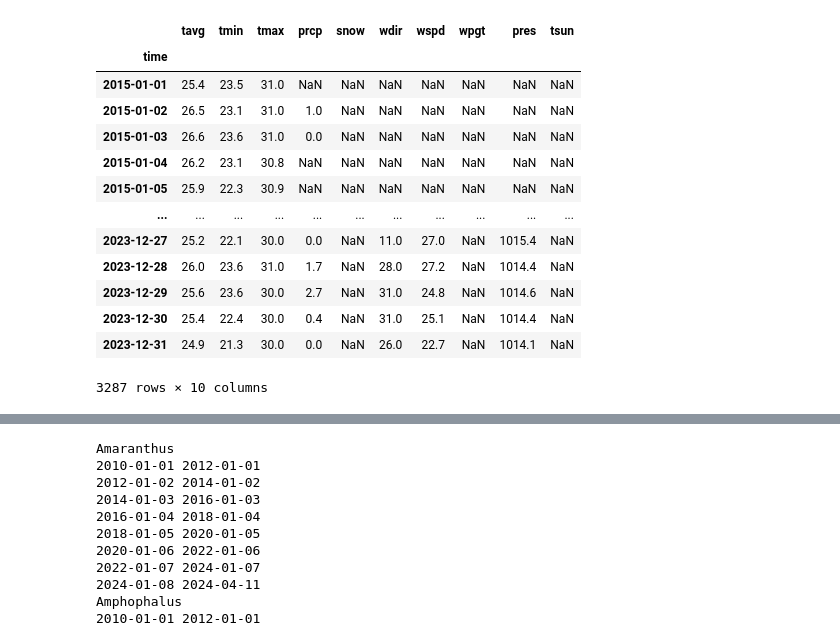
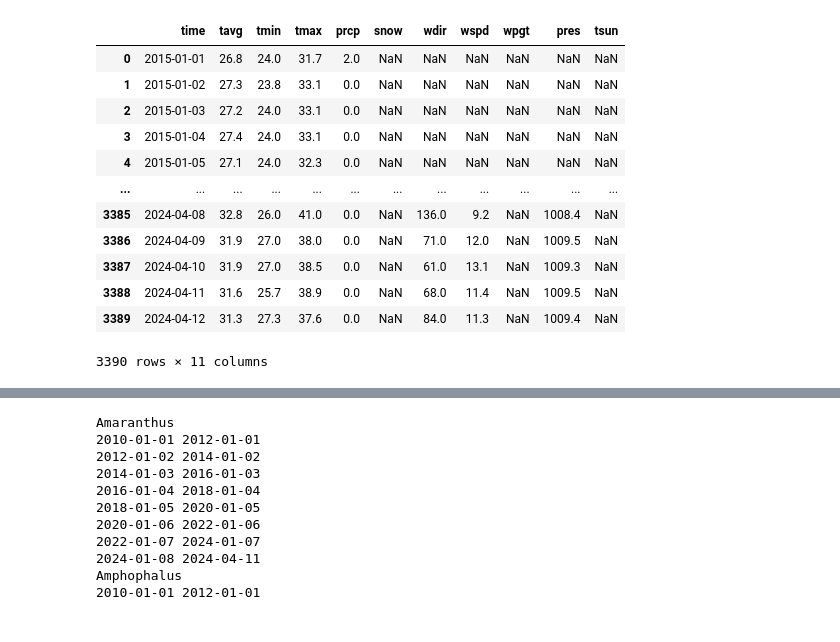
Before and after one commit to sunilxd/vintage-value, a Jupyter notebook: data-handle/weather.ipynb, the cells around one changed output, grey strips where cells are left out. Drawn from its saved outputs; the diff is of its cells as text; code cells hidden in the pictures.

Commit message:
structured folder & filter tn datas

```diff
--- a/data-handle/weather.ipynb
+++ b/data-handle/weather.ipynb
@@ -10,30 +12,31 @@ from tqdm.auto import tqdm
 # %%
 from meteostat import Point, Daily
 from datetime import datetime
 
 # Set time period
 start = datetime(2015, 1, 1)
-end = datetime(2023, 12, 31)
+end = datetime(2024, 4, 12)
 
 # Create Point for Vancouver, BC
-location = Point(12.011616, 79.811897)
+location = Point(10.7905, 78.7047)
 
 # Get daily data for 2018
 data = Daily(location, start, end)
 data = data.fetch()
+data = data.reset_index()
+data = data.fillna(method='ffill')
 data
 # %% [output]
-|  | tavg | tmin | tmax | prcp | snow | wdir | wspd | wpgt | pres | tsun |
-| time |  |  |  |  |  |  |  |  |  |  |
-| 2015-01-01 | 25.4 | 23.5 | 31.0 | NaN | NaN | NaN | NaN | NaN | NaN | NaN |
-| 2015-01-02 | 26.5 | 23.1 | 31.0 | 1.0 | NaN | NaN | NaN | NaN | NaN | NaN |
-| 2015-01-03 | 26.6 | 23.6 | 31.0 | 0.0 | NaN | NaN | NaN | NaN | NaN | NaN |
-| 2015-01-04 | 26.2 | 23.1 | 30.8 | NaN | NaN | NaN | NaN | NaN | NaN | NaN |
-| 2015-01-05 | 25.9 | 22.3 | 30.9 | NaN | NaN | NaN | NaN | NaN | NaN | NaN |
-| ... | ... | ... | ... | ... | ... | ... | ... | ... | ... | ... |
-| 2023-12-27 | 25.2 | 22.1 | 30.0 | 0.0 | NaN | 11.0 | 27.0 | NaN | 1015.4 | NaN |
-| 2023-12-28 | 26.0 | 23.6 | 31.0 | 1.7 | NaN | 28.0 | 27.2 | NaN | 1014.4 | NaN |
-| 2023-12-29 | 25.6 | 23.6 | 30.0 | 2.7 | NaN | 31.0 | 24.8 | NaN | 1014.6 | NaN |
-| 2023-12-30 | 25.4 | 22.4 | 30.0 | 0.4 | NaN | 31.0 | 25.1 | NaN | 1014.4 | NaN |
-| 2023-12-31 | 24.9 | 21.3 | 30.0 | 0.0 | NaN | 26.0 | 22.7 | NaN | 1014.1 | NaN |
+|  | time | tavg | tmin | tmax | prcp | snow | wdir | wspd | wpgt | pres | tsun |
+| 0 | 2015-01-01 | 26.8 | 24.0 | 31.7 | 2.0 | NaN | NaN | NaN | NaN | NaN | NaN |
+| 1 | 2015-01-02 | 27.3 | 23.8 | 33.1 | 0.0 | NaN | NaN | NaN | NaN | NaN | NaN |
+| 2 | 2015-01-03 | 27.2 | 24.0 | 33.1 | 0.0 | NaN | NaN | NaN | NaN | NaN | NaN |
+| 3 | 2015-01-04 | 27.4 | 24.0 | 33.1 | 0.0 | NaN | NaN | NaN | NaN | NaN | NaN |
+| 4 | 2015-01-05 | 27.1 | 24.0 | 32.3 | 0.0 | NaN | NaN | NaN | NaN | NaN | NaN |
+| ... | ... | ... | ... | ... | ... | ... | ... | ... | ... | ... | ... |
+| 3385 | 2024-04-08 | 32.8 | 26.0 | 41.0 | 0.0 | NaN | 136.0 | 9.2 | NaN | 1008.4 | NaN |
+| 3386 | 2024-04-09 | 31.9 | 27.0 | 38.0 | 0.0 | NaN | 71.0 | 12.0 | NaN | 1009.5 | NaN |
+| 3387 | 2024-04-10 | 31.9 | 27.0 | 38.5 | 0.0 | NaN | 61.0 | 13.1 | NaN | 1009.3 | NaN |
+| 3388 | 2024-04-11 | 31.6 | 25.7 | 38.9 | 0.0 | NaN | 68.0 | 11.4 | NaN | 1009.5 | NaN |
+| 3389 | 2024-04-12 | 31.3 | 27.3 | 37.6 | 0.0 | NaN | 84.0 | 11.3 | NaN | 1009.4 | NaN |
-3287 rows × 10 columns
+3390 rows × 11 columns
```
Also changed, not shown: parts of 8 cells of this notebook, 2 other files.
